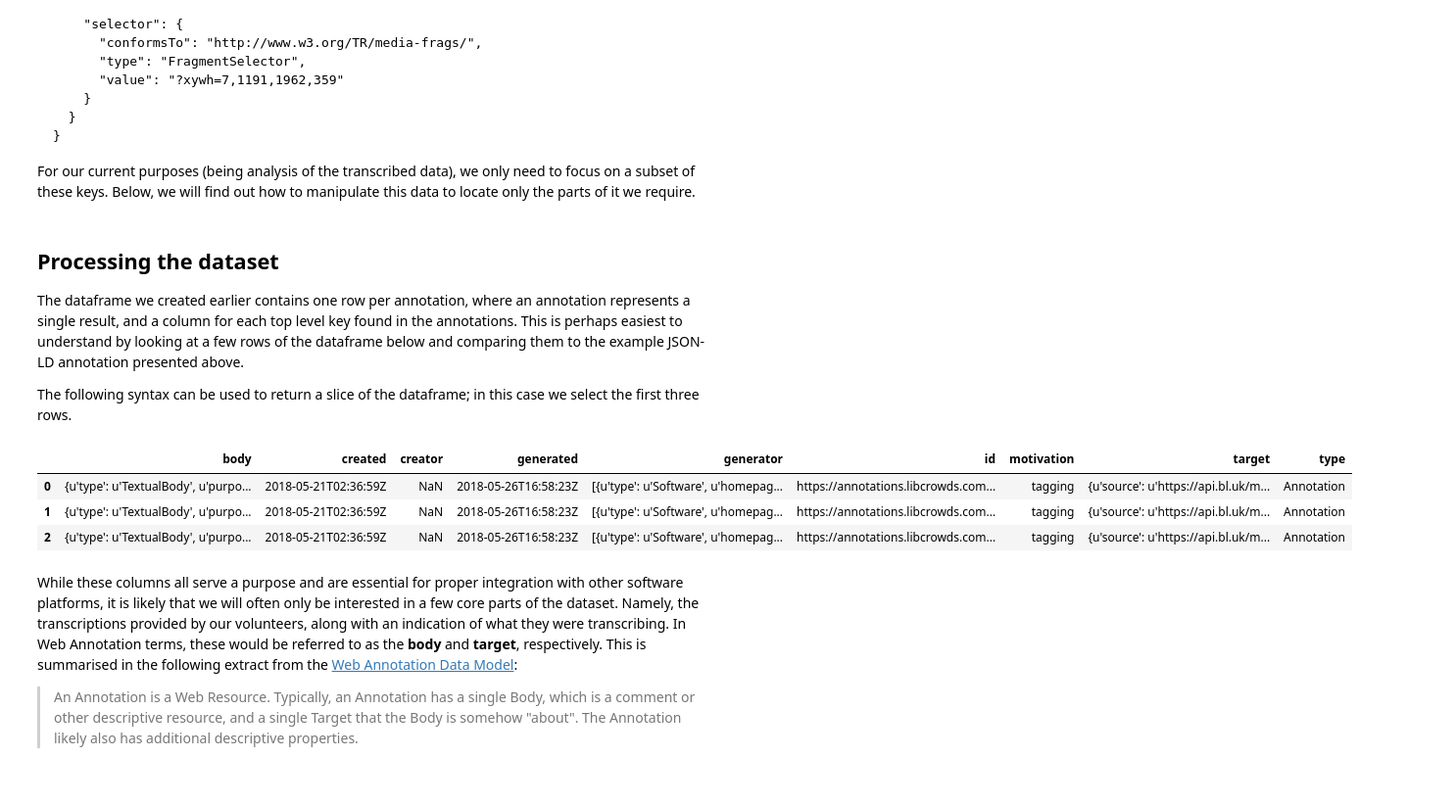
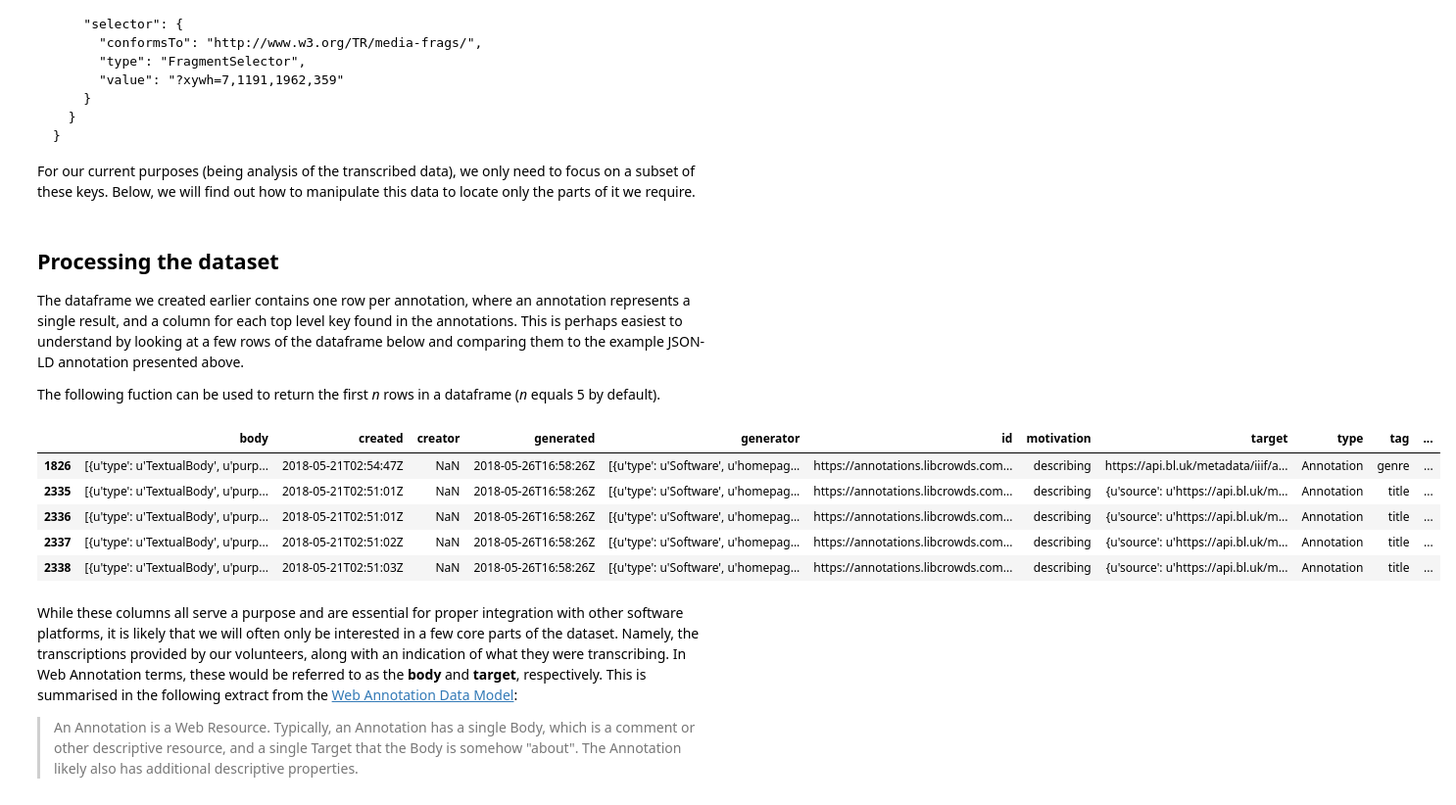
Before and after one commit to LibCrowds/notebooks, a Jupyter notebook: notebooks/intro_to_analysing_its_data_using_python.ipynb, the cells around one changed output. Shown: that part at 98% size. Saved outputs shown, nothing was run; the diff lists cells and outputs as text; code cells hidden in the pictures.

Commit message:
Use head instead of slice

```diff
--- a/notebooks/intro_to_analysing_its_data_using_python.ipynb
+++ b/notebooks/intro_to_analysing_its_data_using_python.ipynb
@@ -101,14 +101,16 @@ For our current purposes (being analysis of the transcribed data), we only need
 
 The dataframe we created earlier contains one row per annotation, where an annotation represents a single result, and a column for each top level key found in the annotations. This is perhaps easiest to understand by looking at a few rows of the dataframe below and comparing them to the example JSON-LD annotation presented above.
 
-The following syntax can be used to return a slice of the dataframe; in this case we select the first three rows.
+The following fuction can be used to return the first *n* rows in a dataframe (*n* equals 5 by default).
 # %%
-df[:3]
+df.head()
 # %% [output]
-|  | body | created | creator | generated | generator | id | motivation | target | type |
-| 0 | {u'type': u'TextualBody', u'purpo... | 2018-05-21T02:36:59Z | NaN | 2018-05-26T16:58:23Z | [{u'type': u'Software', u'homepag... | https://annotations.libcrowds.com... | tagging | {u'source': u'https://api.bl.uk/m... | Annotation |
-| 1 | {u'type': u'TextualBody', u'purpo... | 2018-05-21T02:36:59Z | NaN | 2018-05-26T16:58:23Z | [{u'type': u'Software', u'homepag... | https://annotations.libcrowds.com... | tagging | {u'source': u'https://api.bl.uk/m... | Annotation |
-| 2 | {u'type': u'TextualBody', u'purpo... | 2018-05-21T02:36:59Z | NaN | 2018-05-26T16:58:23Z | [{u'type': u'Software', u'homepag... | https://annotations.libcrowds.com... | tagging | {u'source': u'https://api.bl.uk/m... | Annotation |
+|  | body | created | creator | generated | generator | id | motivation | target | type | tag | ... |
+| 1826 | [{u'type': u'TextualBody', u'purp... | 2018-05-21T02:54:47Z | NaN | 2018-05-26T16:58:26Z | [{u'type': u'Software', u'homepag... | https://annotations.libcrowds.com... | describing | https://api.bl.uk/metadata/iiif/a... | Annotation | genre | ... |
+| 2335 | [{u'type': u'TextualBody', u'purp... | 2018-05-21T02:51:01Z | NaN | 2018-05-26T16:58:26Z | [{u'type': u'Software', u'homepag... | https://annotations.libcrowds.com... | describing | {u'source': u'https://api.bl.uk/m... | Annotation | title | ... |
+| 2336 | [{u'type': u'TextualBody', u'purp... | 2018-05-21T02:51:01Z | NaN | 2018-05-26T16:58:26Z | [{u'type': u'Software', u'homepag... | https://annotations.libcrowds.com... | describing | {u'source': u'https://api.bl.uk/m... | Annotation | title | ... |
+| 2337 | [{u'type': u'TextualBody', u'purp... | 2018-05-21T02:51:02Z | NaN | 2018-05-26T16:58:26Z | [{u'type': u'Software', u'homepag... | https://annotations.libcrowds.com... | describing | {u'source': u'https://api.bl.uk/m... | Annotation | title | ... |
+| 2338 | [{u'type': u'TextualBody', u'purp... | 2018-05-21T02:51:03Z | NaN | 2018-05-26T16:58:26Z | [{u'type': u'Software', u'homepag... | https://annotations.libcrowds.com... | describing | {u'source': u'https://api.bl.uk/m... | Annotation | title | ... |
 # %% [markdown]
 While these columns all serve a purpose and are essential for proper integration with other software platforms, it is likely that we will often only be interested in a few core parts of the dataset. Namely, the transcriptions provided by our volunteers, along with an indication of what they were transcribing. In Web Annotation terms, these would be referred to as the **body** and **target**, respectively. This is summarised in the following extract from the [Web Annotation Data Model](https://www.w3.org/TR/annotation-model/):
 
```
Also changed, not shown: parts of 3 cells of this notebook.
